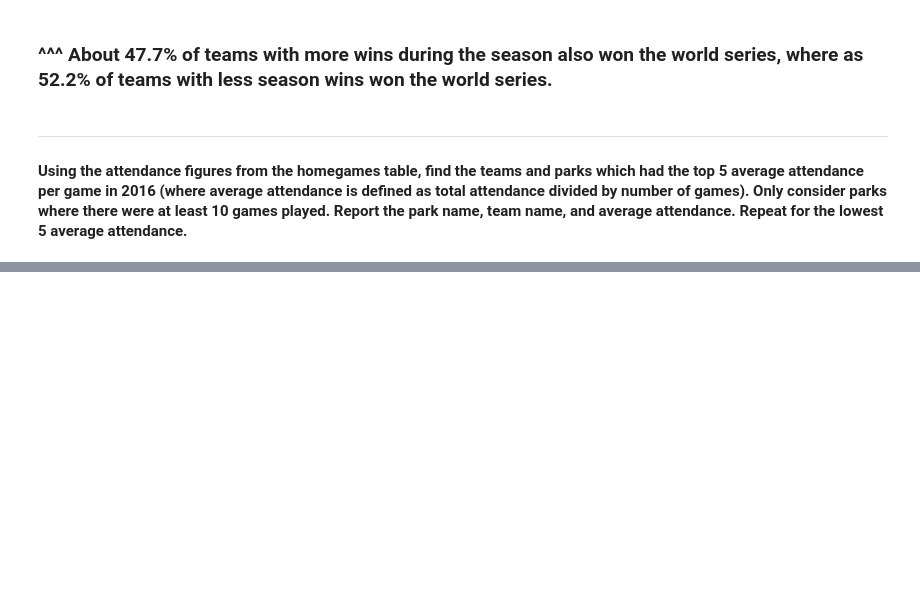
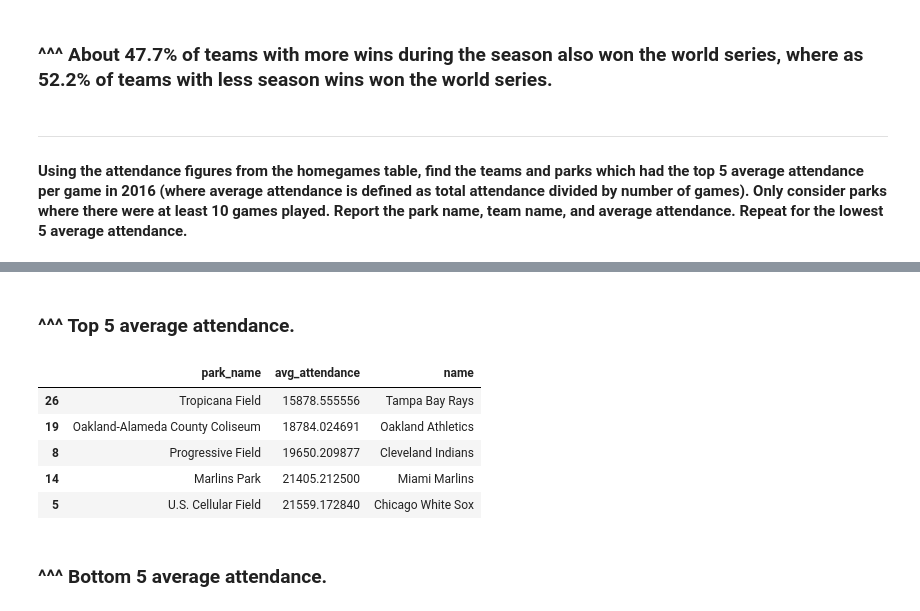
Before and after one commit to mwbarnesy/lahman-baseball-again, a Jupyter notebook: Notebooks/lahman_again.ipynb, the cells around one changed output, grey strips where cells are left out. Saved outputs shown, nothing was run; the diff lists cells and outputs as text; code cells hidden in the pictures; blank space fills up the shorter version.

```diff
--- a/Notebooks/lahman_again.ipynb
+++ b/Notebooks/lahman_again.ipynb
@@ -410,2 +450,15 @@ total_ws = 21 + 23
+# %% [markdown]
+### ^^^ Top 5 average attendance.
+# %%
+attendance_2016_complete.sort_values(by = 'avg_attendance', ascending = True).head(5)
+# %% [output]
+|  | park_name | avg_attendance | name |
+| 26 | Tropicana Field | 15878.555556 | Tampa Bay Rays |
+| 19 | Oakland-Alameda County Coliseum | 18784.024691 | Oakland Athletics |
+| 8 | Progressive Field | 19650.209877 | Cleveland Indians |
+| 14 | Marlins Park | 21405.212500 | Miami Marlins |
+| 5 | U.S. Cellular Field | 21559.172840 | Chicago White Sox |
+# %% [markdown]
+### ^^^ Bottom 5 average attendance.
 # %%
 #engine.dispose()
```
Also changed, not shown: parts of 14 cells of this notebook.
